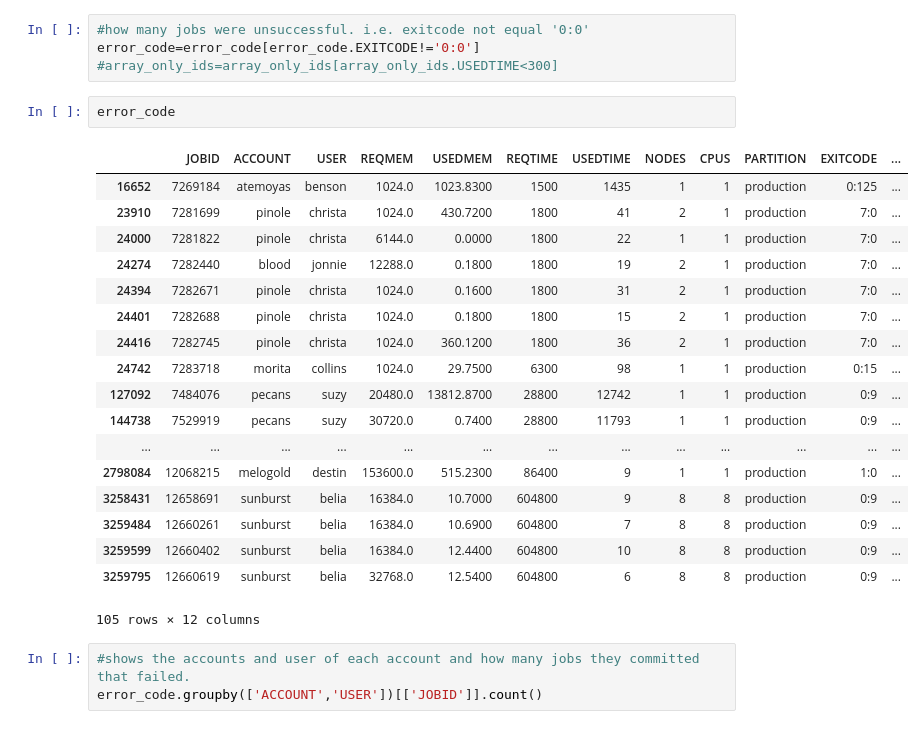
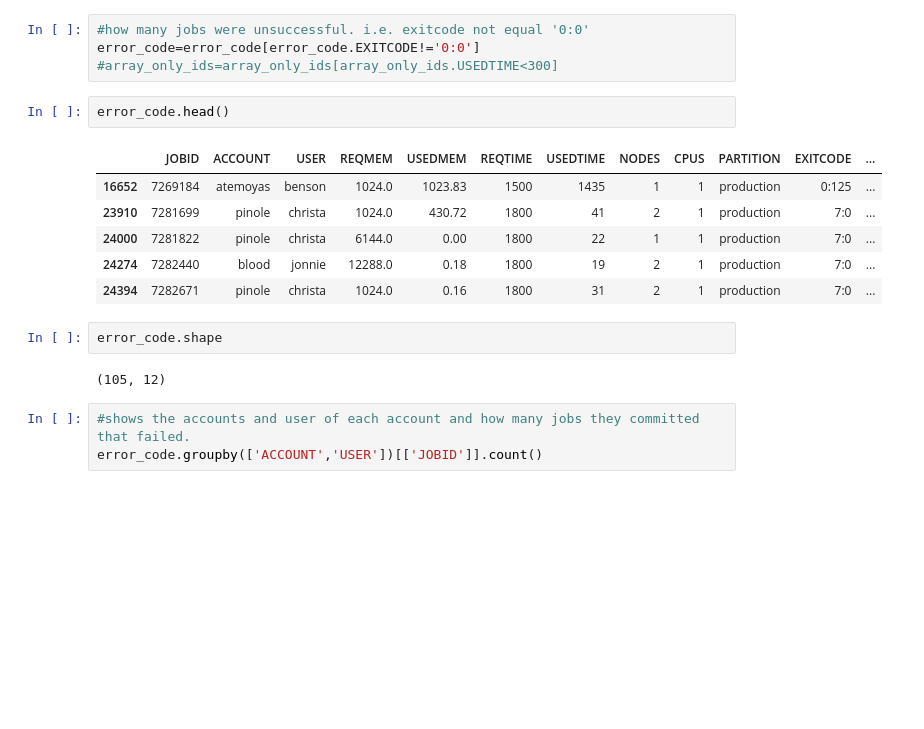
Before and after one commit to Barrett-Rogers/dq2-accre-porcupines, a Jupyter notebook: drexhepi_dancing_dq2.ipynb, the cells around one changed output. Saved outputs shown, nothing was run; the diff lists cells and outputs as text; blank space fills up the shorter version.

```diff
--- a/drexhepi_dancing_dq2.ipynb
+++ b/drexhepi_dancing_dq2.ipynb
@@ -420,26 +437,18 @@ error_code.head()
 error_code=error_code[error_code.EXITCODE!='0:0']
 #array_only_ids=array_only_ids[array_only_ids.USEDTIME<300]
 # %%
-error_code
+error_code.head()
 # %% [output]
 |  | JOBID | ACCOUNT | USER | REQMEM | USEDMEM | REQTIME | USEDTIME | NODES | CPUS | PARTITION | EXITCODE | ... |
-| 16652 | 7269184 | atemoyas | benson | 1024.0 | 1023.8300 | 1500 | 1435 | 1 | 1 | production | 0:125 | ... |
-| 23910 | 7281699 | pinole | christa | 1024.0 | 430.7200 | 1800 | 41 | 2 | 1 | production | 7:0 | ... |
-| 24000 | 7281822 | pinole | christa | 6144.0 | 0.0000 | 1800 | 22 | 1 | 1 | production | 7:0 | ... |
-| 24274 | 7282440 | blood | jonnie | 12288.0 | 0.1800 | 1800 | 19 | 2 | 1 | production | 7:0 | ... |
-| 24394 | 7282671 | pinole | christa | 1024.0 | 0.1600 | 1800 | 31 | 2 | 1 | production | 7:0 | ... |
-| 24401 | 7282688 | pinole | christa | 1024.0 | 0.1800 | 1800 | 15 | 2 | 1 | production | 7:0 | ... |
-| 24416 | 7282745 | pinole | christa | 1024.0 | 360.1200 | 1800 | 36 | 2 | 1 | production | 7:0 | ... |
-| 24742 | 7283718 | morita | collins | 1024.0 | 29.7500 | 6300 | 98 | 1 | 1 | production | 0:15 | ... |
-| 127092 | 7484076 | pecans | suzy | 20480.0 | 13812.8700 | 28800 | 12742 | 1 | 1 | production | 0:9 | ... |
-| 144738 | 7529919 | pecans | suzy | 30720.0 | 0.7400 | 28800 | 11793 | 1 | 1 | production | 0:9 | ... |
-| ... | ... | ... | ... | ... | ... | ... | ... | ... | ... | ... | ... | ... |
-| 2798084 | 12068215 | melogold | destin | 153600.0 | 515.2300 | 86400 | 9 | 1 | 1 | production | 1:0 | ... |
-| 3258431 | 12658691 | sunburst | belia | 16384.0 | 10.7000 | 604800 | 9 | 8 | 8 | production | 0:9 | ... |
-| 3259484 | 12660261 | sunburst | belia | 16384.0 | 10.6900 | 604800 | 7 | 8 | 8 | production | 0:9 | ... |
-| 3259599 | 12660402 | sunburst | belia | 16384.0 | 12.4400 | 604800 | 10 | 8 | 8 | production | 0:9 | ... |
-| 3259795 | 12660619 | sunburst | belia | 32768.0 | 12.5400 | 604800 | 6 | 8 | 8 | production | 0:9 | ... |
+| 16652 | 7269184 | atemoyas | benson | 1024.0 | 1023.83 | 1500 | 1435 | 1 | 1 | production | 0:125 | ... |
+| 23910 | 7281699 | pinole | christa | 1024.0 | 430.72 | 1800 | 41 | 2 | 1 | production | 7:0 | ... |
+| 24000 | 7281822 | pinole | christa | 6144.0 | 0.00 | 1800 | 22 | 1 | 1 | production | 7:0 | ... |
+| 24274 | 7282440 | blood | jonnie | 12288.0 | 0.18 | 1800 | 19 | 2 | 1 | production | 7:0 | ... |
+| 24394 | 7282671 | pinole | christa | 1024.0 | 0.16 | 1800 | 31 | 2 | 1 | production | 7:0 | ... |
-105 rows × 12 columns
+# %%
+error_code.shape
+# %% [output]
+(105, 12)
 # %%
 #shows the accounts and user of each account and how many jobs they committed that failed.
 error_code.groupby(['ACCOUNT','USER'])[['JOBID']].count()
```
Also changed, not shown: parts of 46 cells of this notebook.
